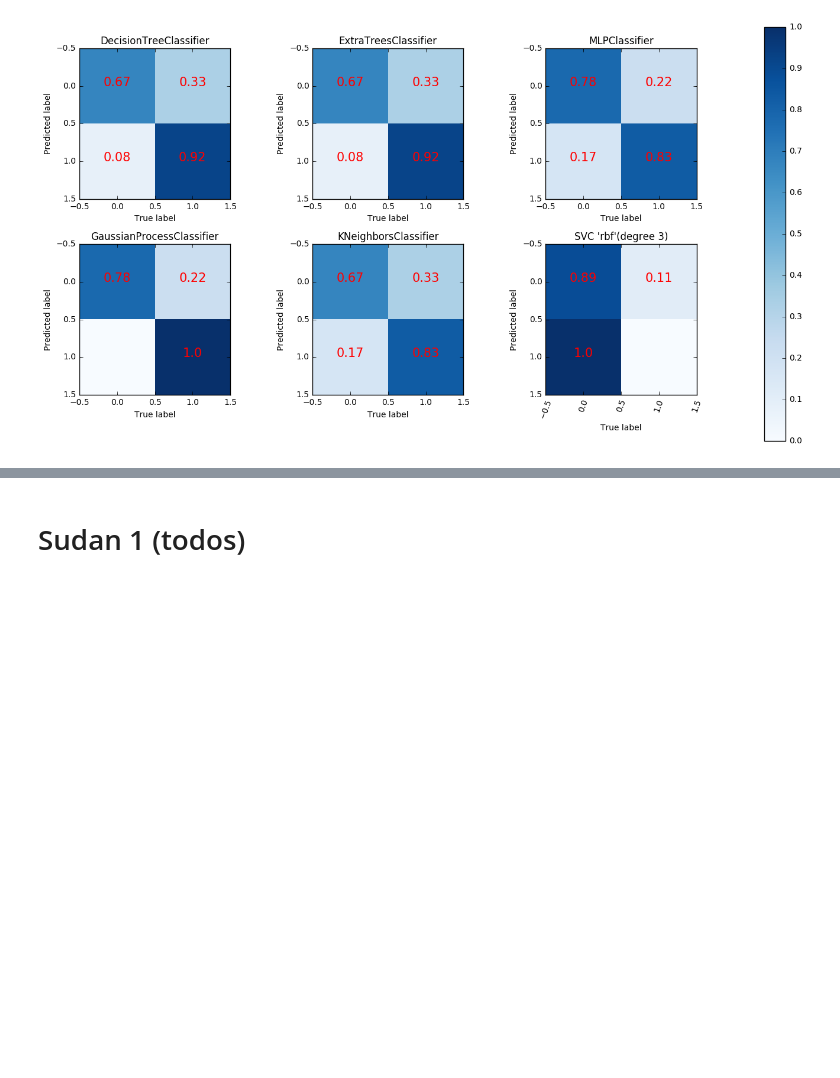
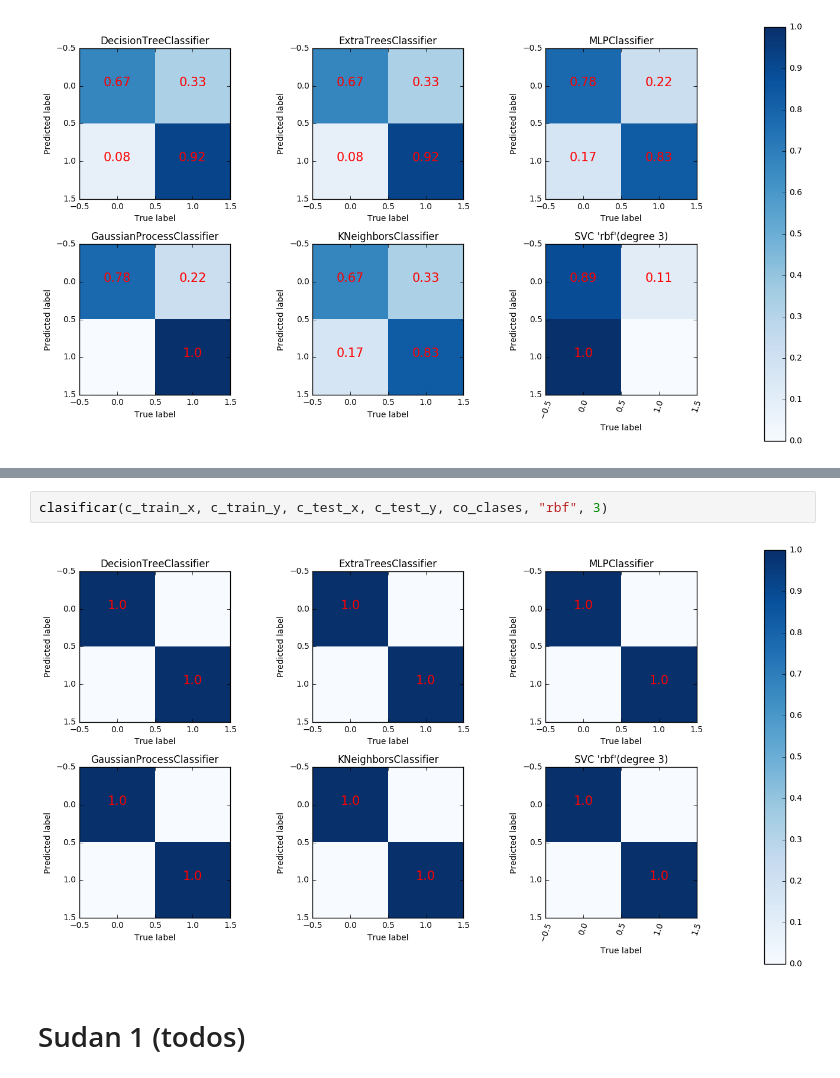
Before and after one commit to samuel1a0/azafran, a Jupyter notebook: Revision.ipynb, the cells around one changed output, grey strips where cells are left out. Drawn from its saved outputs; the diff is of its cells as text; blank space fills up the shorter version.

```diff
--- a/Revision.ipynb
+++ b/Revision.ipynb
@@ -358,3 +429,7 @@ clasificar(c_train_x, c_train_y, c_test_x, c_test_y, c_clases, "rbf", 3)
+# %%
+clasificar(c_train_x, c_train_y, c_test_x, c_test_y, co_clases, "rbf", 3)
+# %% [output]
+[figure, added]
 # %% [markdown]
 # Sudan 1 (todos)
 # %%
```
Also changed, not shown: parts of 13 cells of this notebook, 1 other file.
